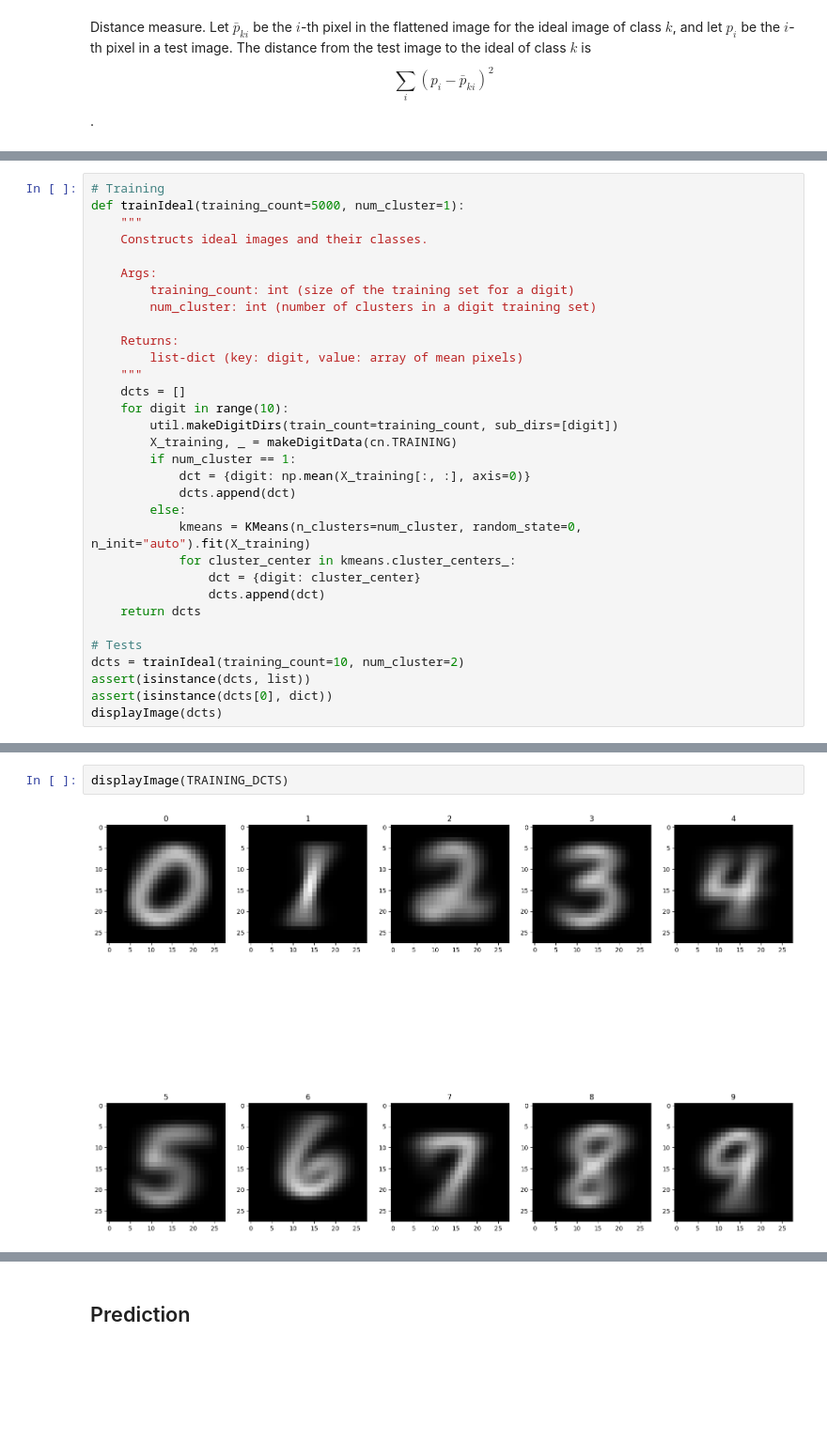
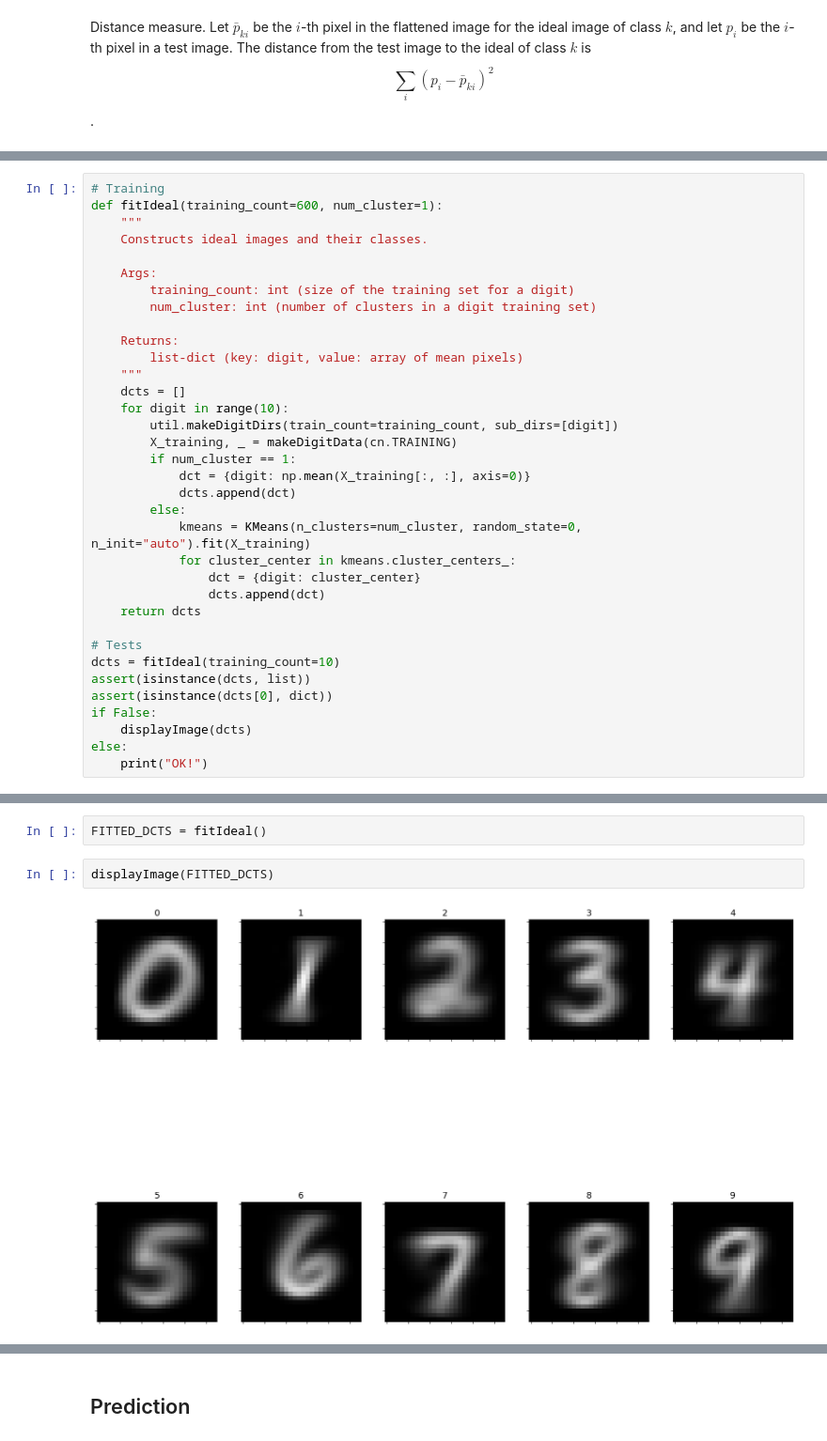
Before and after one commit to joseph-hellerstein/keras, a Jupyter notebook: notebooks/model_selection_evaluation_pt1.ipynb, the cells around one changed output, grey strips where cells are left out. Shown: that part at 94% size. Saved outputs shown, nothing was run; the diff lists cells and outputs as text; blank space fills up the shorter version.

```diff
--- a/notebooks/model_selection_evaluation_pt1.ipynb
+++ b/notebooks/model_selection_evaluation_pt1.ipynb
@@ -538,6 +543,6 @@ $$\sum_i (p_i - \bar{p}_{ki})^2$$.
 # %%
 # Training
-def trainIdeal(training_count=5000, num_cluster=1):
+def fitIdeal(training_count=600, num_cluster=1):
     """
     Constructs ideal images and their classes.
 
@@ -563,8 +568,11 @@ def trainIdeal(training_count=5000, num_cluster=1):
     return dcts
 
 # Tests
-dcts = trainIdeal(training_count=10, num_cluster=2)
+dcts = fitIdeal(training_count=10)
 assert(isinstance(dcts, list))
 assert(isinstance(dcts[0], dict))
-displayImage(dcts)
+if False:
+    displayImage(dcts)
+else:
+    print("OK!")
 # %% [output]
@@ -575,5 +580,7 @@ TRAINING_DCTS = trainIdeal(training_count=5000)
+# %%
+FITTED_DCTS = fitIdeal()
 # %%
-displayImage(TRAINING_DCTS)
+displayImage(FITTED_DCTS)
 # %% [output]
-[figure, old version]
+[figure, new version]
 # %% [markdown]
```
Also changed, not shown: parts of 45 cells of this notebook, 3 other files.
